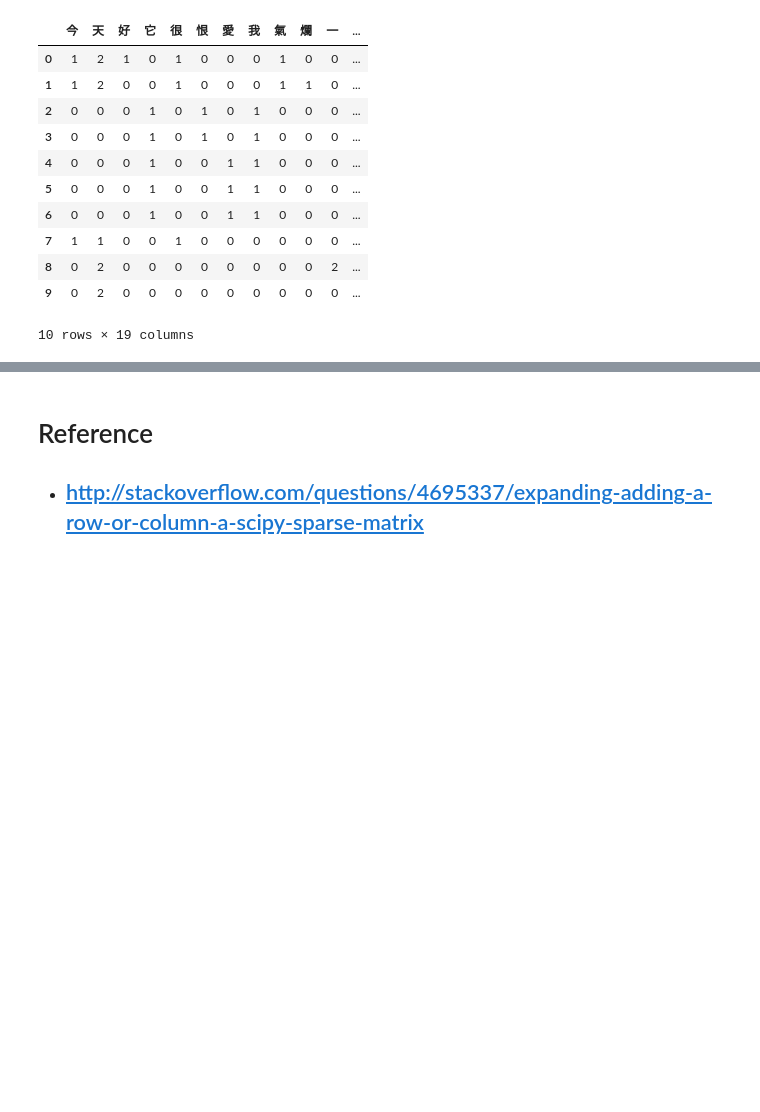
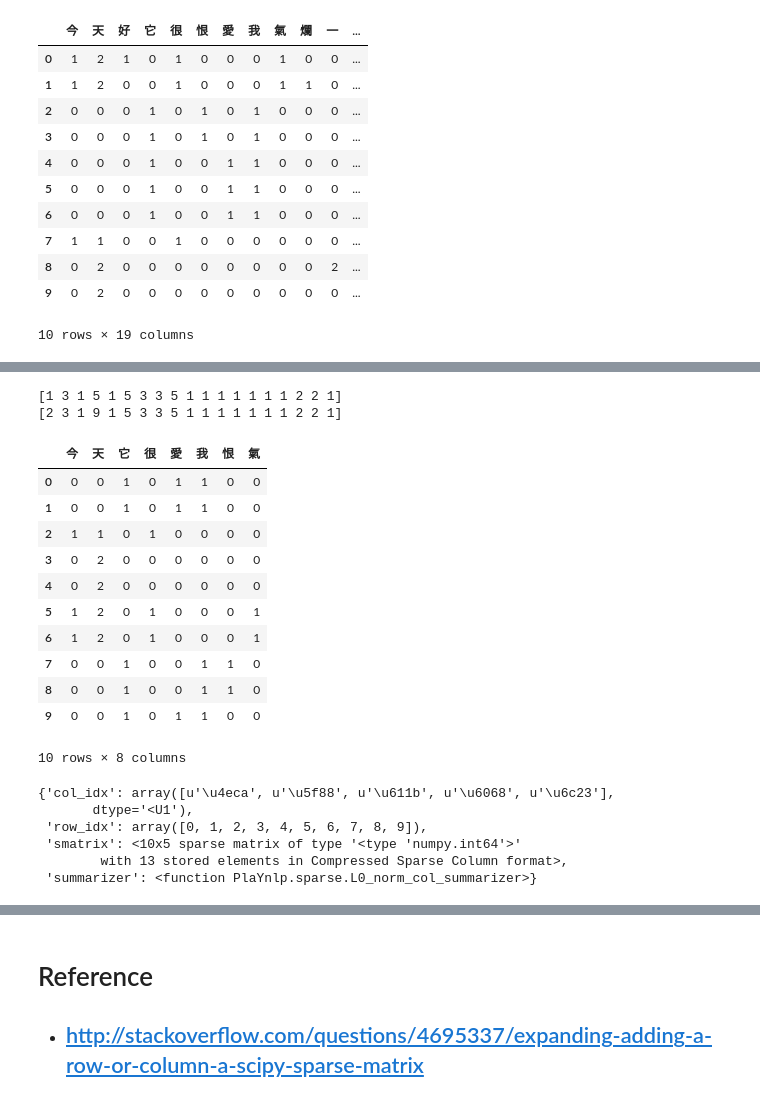
Before and after one commit to c3h3/PlaYnlp, a Jupyter notebook: dev_ipynbs/start_to_dev_sdf_append.ipynb, the cells around one changed output, grey strips where cells are left out. Cells and saved outputs as stored; diff of their text form; code cells hidden in the pictures; blank space fills up the shorter version.

```diff
--- a/dev_ipynbs/start_to_dev_sdf_append.ipynb
+++ b/dev_ipynbs/start_to_dev_sdf_append.ipynb
@@ -311,4 +326,4 @@ sdf1.append_rows(sdf2).to_pandas_df
 | 9 | 0 | 2 | 0 | 0 | 0 | 0 | 0 | 0 | 0 | 0 | 0 | ... |
 10 rows × 19 columns
 # %%
-sdf2.append_rows(sdf1).to_pandas_df
+sdf3 = sdf2.append_rows(sdf1)
@@ -327,0 +355,30 @@ sdf2.append_rows(sdf1).to_pandas_df
+# %%
+print sdf3.summary._data
+print sdf3.summarize_sdf(spa.L1_norm_col_summarizer)._data
+# %% [output]
+[1 3 1 5 1 5 3 3 5 1 1 1 1 1 1 1 2 2 1]
+[2 3 1 9 1 5 3 3 5 1 1 1 1 1 1 1 2 2 1]
+# %%
+(sdf3.summary > 1)._sub_sdf.to_pandas_df
+# %% [output]
+|  | 今 | 天 | 它 | 很 | 愛 | 我 | 恨 | 氣 |
+| 0 | 0 | 0 | 1 | 0 | 1 | 1 | 0 | 0 |
+| 1 | 0 | 0 | 1 | 0 | 1 | 1 | 0 | 0 |
+| 2 | 1 | 1 | 0 | 1 | 0 | 0 | 0 | 0 |
+| 3 | 0 | 2 | 0 | 0 | 0 | 0 | 0 | 0 |
+| 4 | 0 | 2 | 0 | 0 | 0 | 0 | 0 | 0 |
+| 5 | 1 | 2 | 0 | 1 | 0 | 0 | 0 | 1 |
+| 6 | 1 | 2 | 0 | 1 | 0 | 0 | 0 | 1 |
+| 7 | 0 | 0 | 1 | 0 | 0 | 1 | 1 | 0 |
+| 8 | 0 | 0 | 1 | 0 | 0 | 1 | 1 | 0 |
+| 9 | 0 | 0 | 1 | 0 | 1 | 1 | 0 | 0 |
+10 rows × 8 columns
+# %%
+sdf3.select_columns(((sdf3.summary <= 4) & (sdf3.summary >= 1)))
+# %% [output]
+{'col_idx': array([u'\u4eca', u'\u5f88', u'\u611b', u'\u6068', u'\u6c23'],
+       dtype='<U1'),
+ 'row_idx': array([0, 1, 2, 3, 4, 5, 6, 7, 8, 9]),
+ 'smatrix': <10x5 sparse matrix of type '<type 'numpy.int64'>'
+        with 13 stored elements in Compressed Sparse Column format>,
+ 'summarizer': <function PlaYnlp.sparse.L0_norm_col_summarizer>}
```
Also changed, not shown: parts of 15 cells of this notebook, 3 other files.
